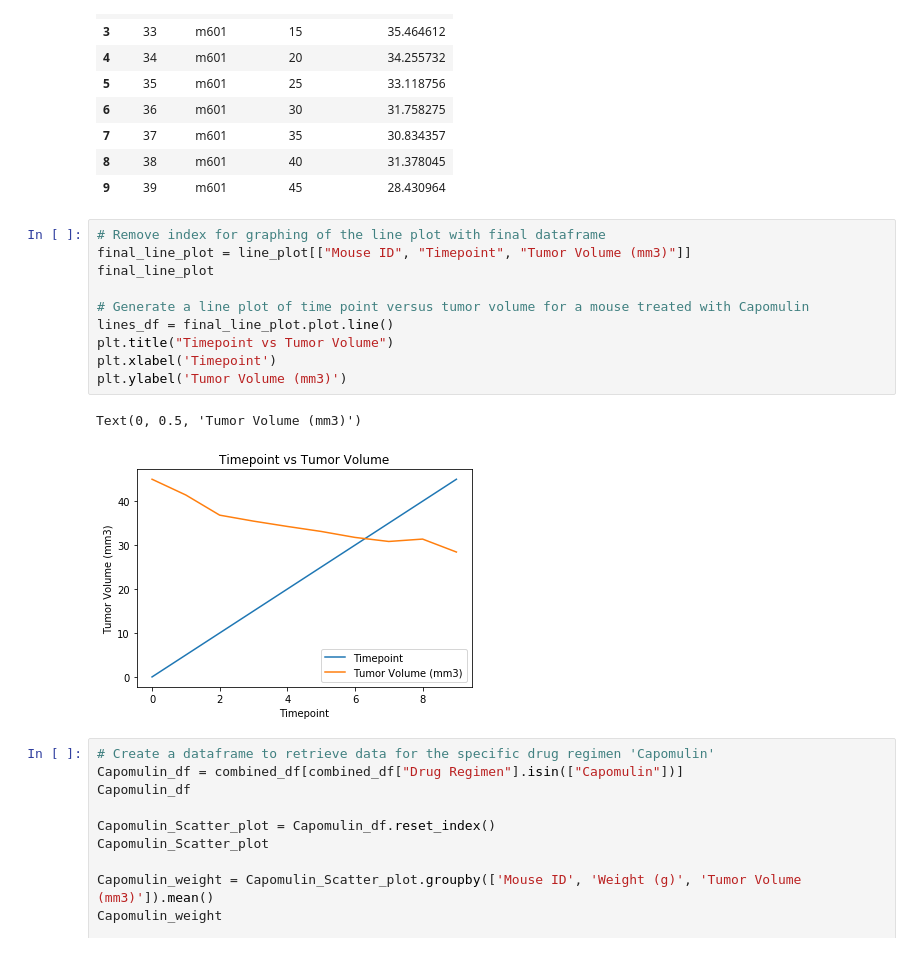
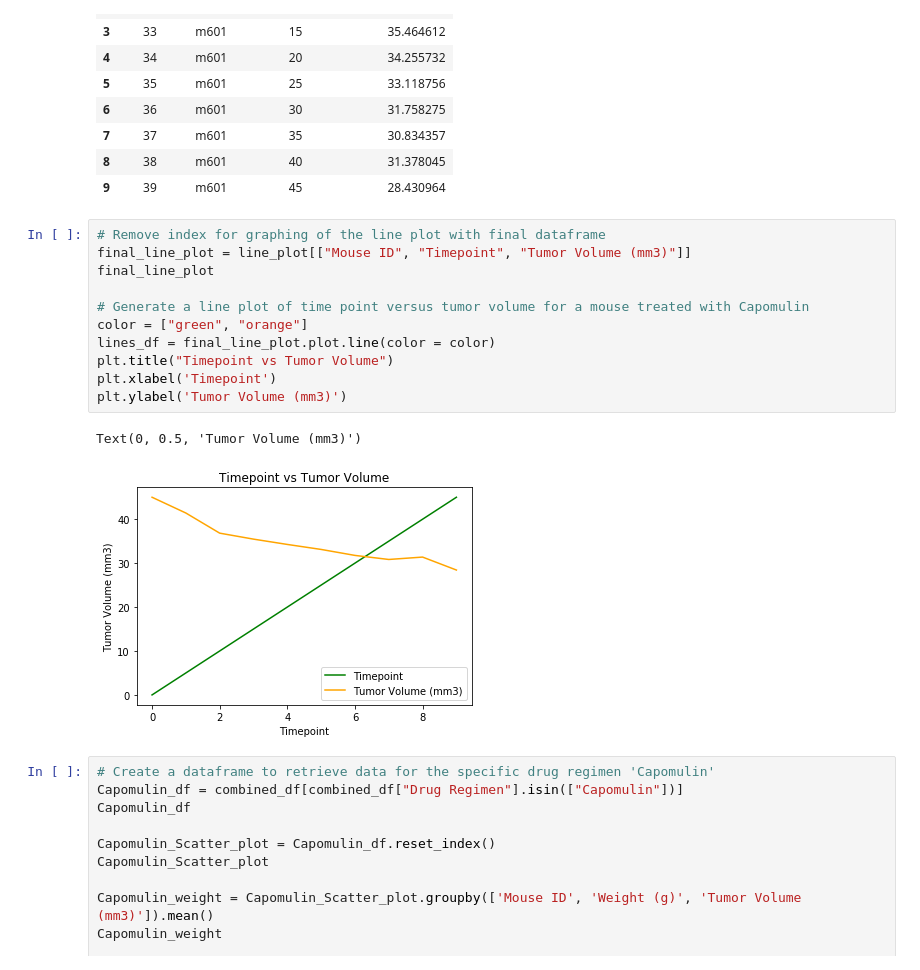
Before and after one commit to cdfencing/Matplotlib-The-Power-of-Plots, a Jupyter notebook: Pymaceuticals/Pymaceuticals.ipynb, the cells around one changed output. Cells and saved outputs as stored; diff of their text form.

```diff
--- a/Pymaceuticals/Pymaceuticals.ipynb
+++ b/Pymaceuticals/Pymaceuticals.ipynb
@@ -213,16 +212,17 @@ line_plot
 # %%
 # Remove index for graphing of the line plot with final dataframe
 final_line_plot = line_plot[["Mouse ID", "Timepoint", "Tumor Volume (mm3)"]]
 final_line_plot
 
 # Generate a line plot of time point versus tumor volume for a mouse treated with Capomulin
-lines_df = final_line_plot.plot.line()
+color = ["green", "orange"]
+lines_df = final_line_plot.plot.line(color = color)
 plt.title("Timepoint vs Tumor Volume")
 plt.xlabel('Timepoint')
 plt.ylabel('Tumor Volume (mm3)')
 # %% [output]
 Text(0, 0.5, 'Tumor Volume (mm3)')
-[figure, old version]
+[figure, new version]
 # %%
 # Create a dataframe to retrieve data for the specific drug regimen 'Capomulin'
 Capomulin_df = combined_df[combined_df["Drug Regimen"].isin(["Capomulin"])]
```
Also changed, not shown: parts of 3 cells of this notebook.
